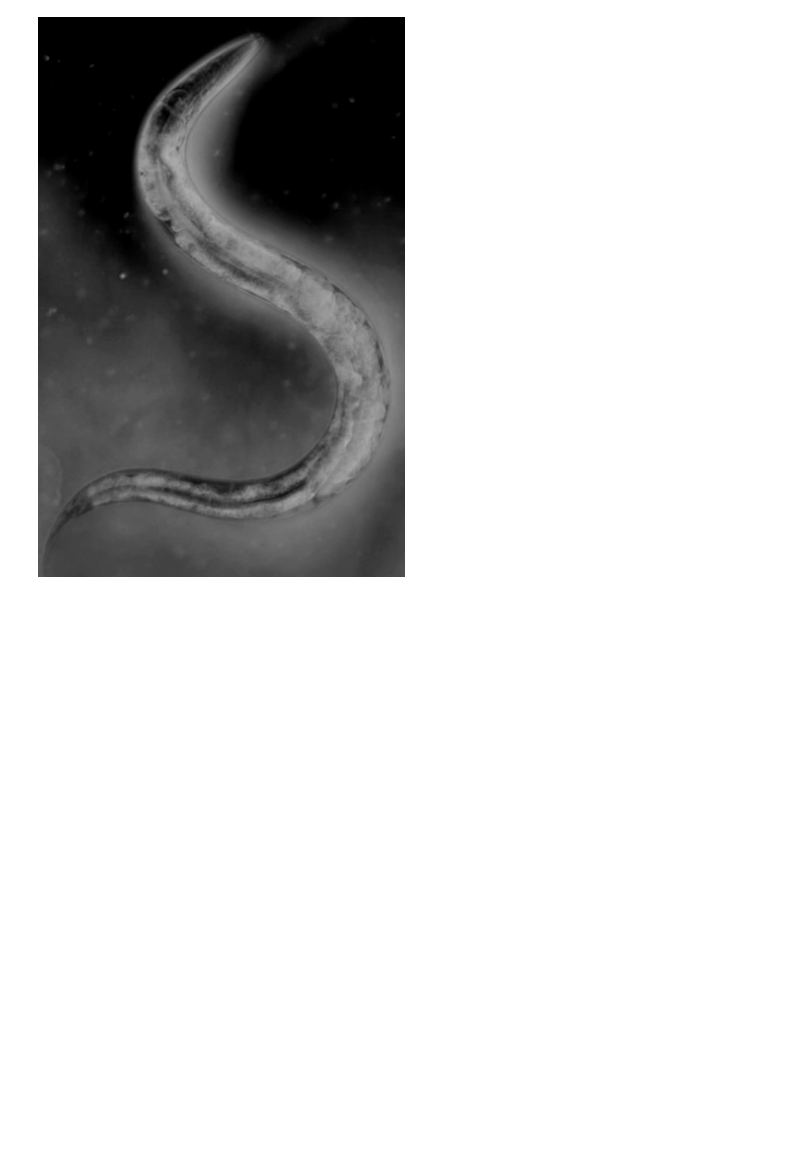
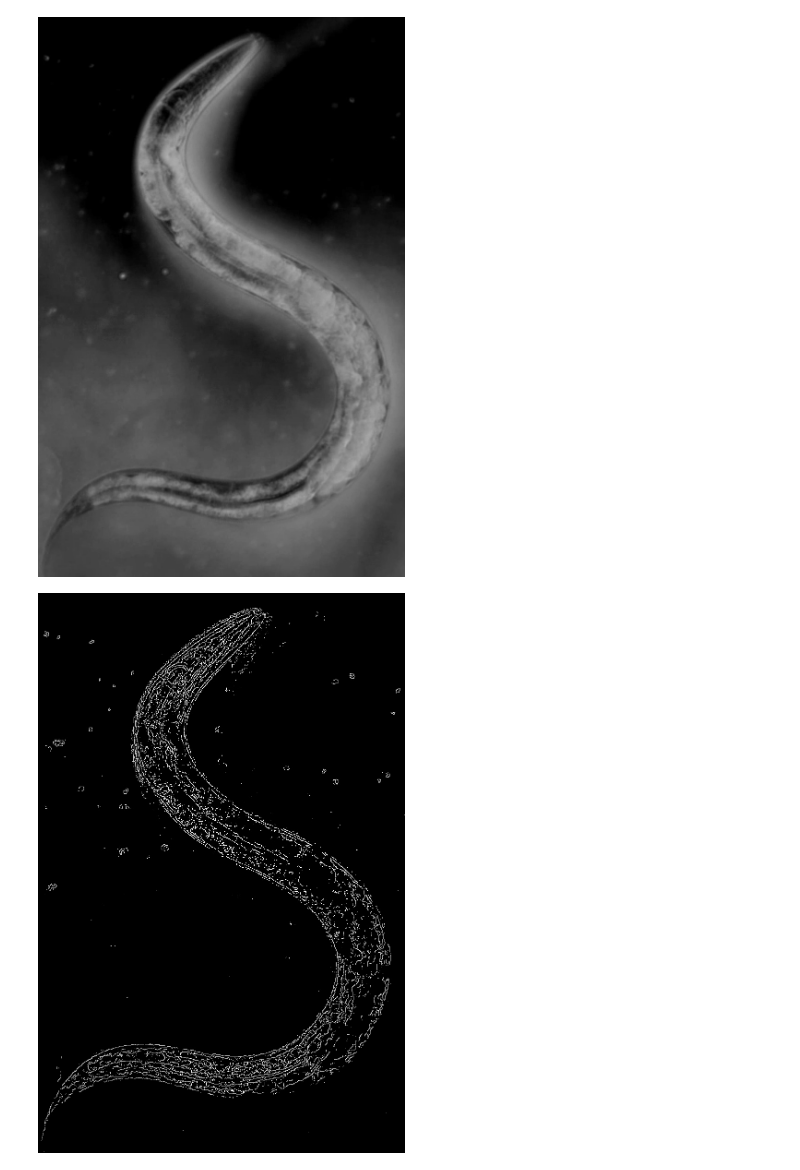
Before and after one commit to chosokabe1/egg, a Jupyter notebook: binary.ipynb, the cells around one changed output. Cells and saved outputs as stored; diff of their text form; code cells hidden in the pictures; blank space fills up the shorter version.

```diff
--- a/binary.ipynb
+++ b/binary.ipynb
@@ -31,8 +31,10 @@ def make_square(im,MAX_HW):
 # %%
 img = cv2.imread('../0.jpg',0)
 img = cv2.bitwise_not(img)
 imgCopy = np.uint8(img)
 img_canny = cv2.Canny(imgCopy, 40, 40)
 imshow(img)
+imshow(img_canny)
 # %% [output]
 [figure]
+[figure, added]
```
Also changed, not shown: parts of 2 cells of this notebook.
